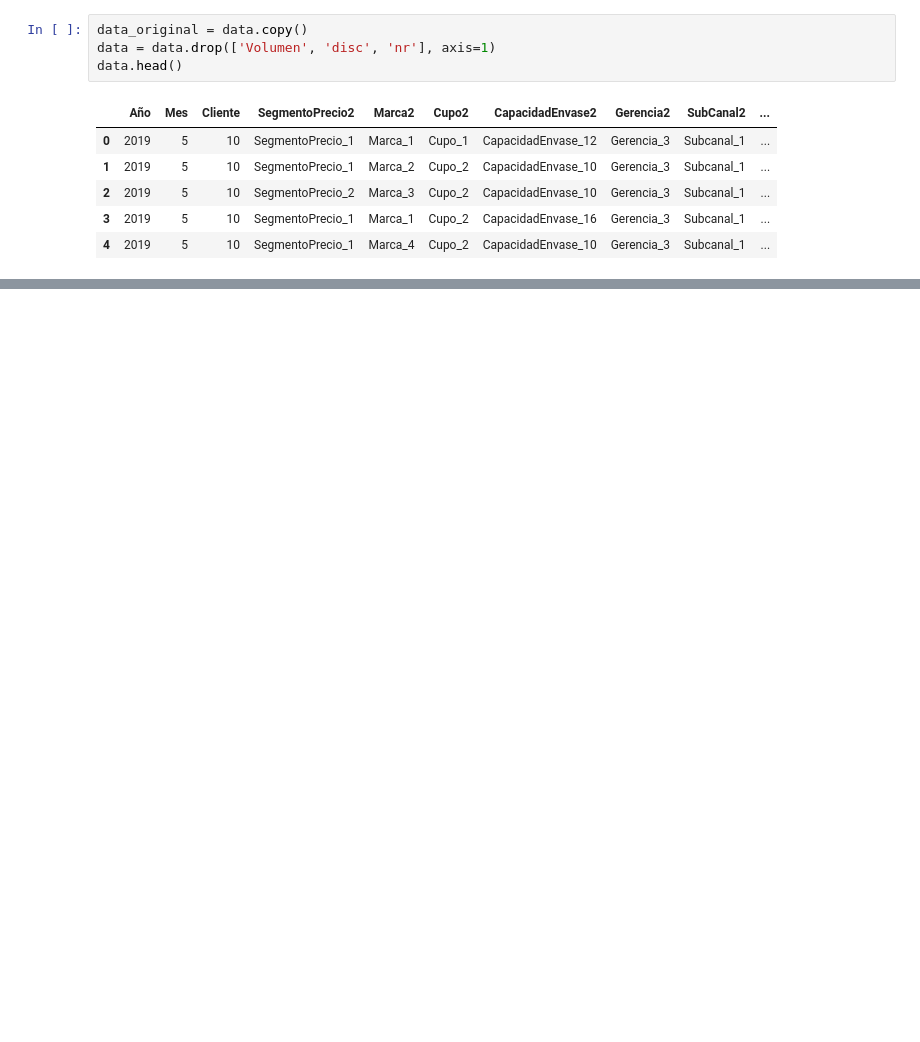
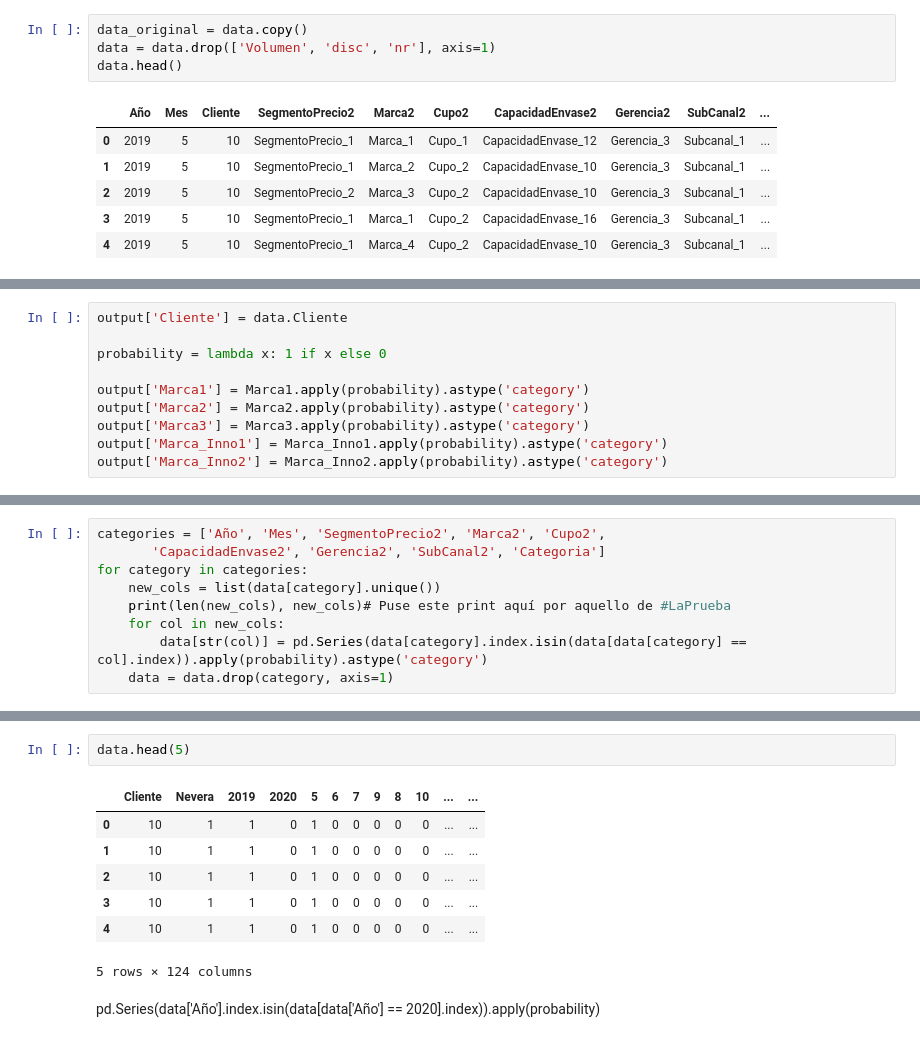
Before and after one commit to LauraTrujilloT/Datacup2020_TheCurlyPals_COL, a Jupyter notebook: notebooks/Oscar.ipynb, the cells around one changed output, grey strips where cells are left out. Drawn from its saved outputs; the diff is of its cells as text; blank space fills up the shorter version.

```diff
--- a/notebooks/Oscar.ipynb
+++ b/notebooks/Oscar.ipynb
@@ -110,0 +191,10 @@ data[data['Mes'] == 10]
+# %%
+output['Cliente'] = data.Cliente
+
+probability = lambda x: 1 if x else 0
+
+output['Marca1'] = Marca1.apply(probability).astype('category')
+output['Marca2'] = Marca2.apply(probability).astype('category')
+output['Marca3'] = Marca3.apply(probability).astype('category')
+output['Marca_Inno1'] = Marca_Inno1.apply(probability).astype('category')
+output['Marca_Inno2'] = Marca_Inno2.apply(probability).astype('category')
@@ -110,0 +235,9 @@ data[data['Mes'] == 10]
+# %%
+categories = ['Año', 'Mes', 'SegmentoPrecio2', 'Marca2', 'Cupo2',
+       'CapacidadEnvase2', 'Gerencia2', 'SubCanal2', 'Categoria']
+for category in categories:
+    new_cols = list(data[category].unique())
+    print(len(new_cols), new_cols)# Puse este print aquí por aquello de #LaPrueba
+    for col in new_cols:
+        data[str(col)] = pd.Series(data[category].index.isin(data[data[category] == col].index)).apply(probability).astype('category')
+    data = data.drop(category, axis=1)
@@ -110,0 +254,12 @@ data[data['Mes'] == 10]
+# %%
+data.head(5)
+# %% [output]
+|  | Cliente | Nevera | 2019 | 2020 | 5 | 6 | 7 | 9 | 8 | 10 | ... | ... |
+| 0 | 10 | 1 | 1 | 0 | 1 | 0 | 0 | 0 | 0 | 0 | ... | ... |
+| 1 | 10 | 1 | 1 | 0 | 1 | 0 | 0 | 0 | 0 | 0 | ... | ... |
+| 2 | 10 | 1 | 1 | 0 | 1 | 0 | 0 | 0 | 0 | 0 | ... | ... |
+| 3 | 10 | 1 | 1 | 0 | 1 | 0 | 0 | 0 | 0 | 0 | ... | ... |
+| 4 | 10 | 1 | 1 | 0 | 1 | 0 | 0 | 0 | 0 | 0 | ... | ... |
+5 rows × 124 columns
+# %% [markdown]
+pd.Series(data['Año'].index.isin(data[data['Año'] == 2020].index)).apply(probability)
```
Also changed, not shown: parts of 25 cells of this notebook.
